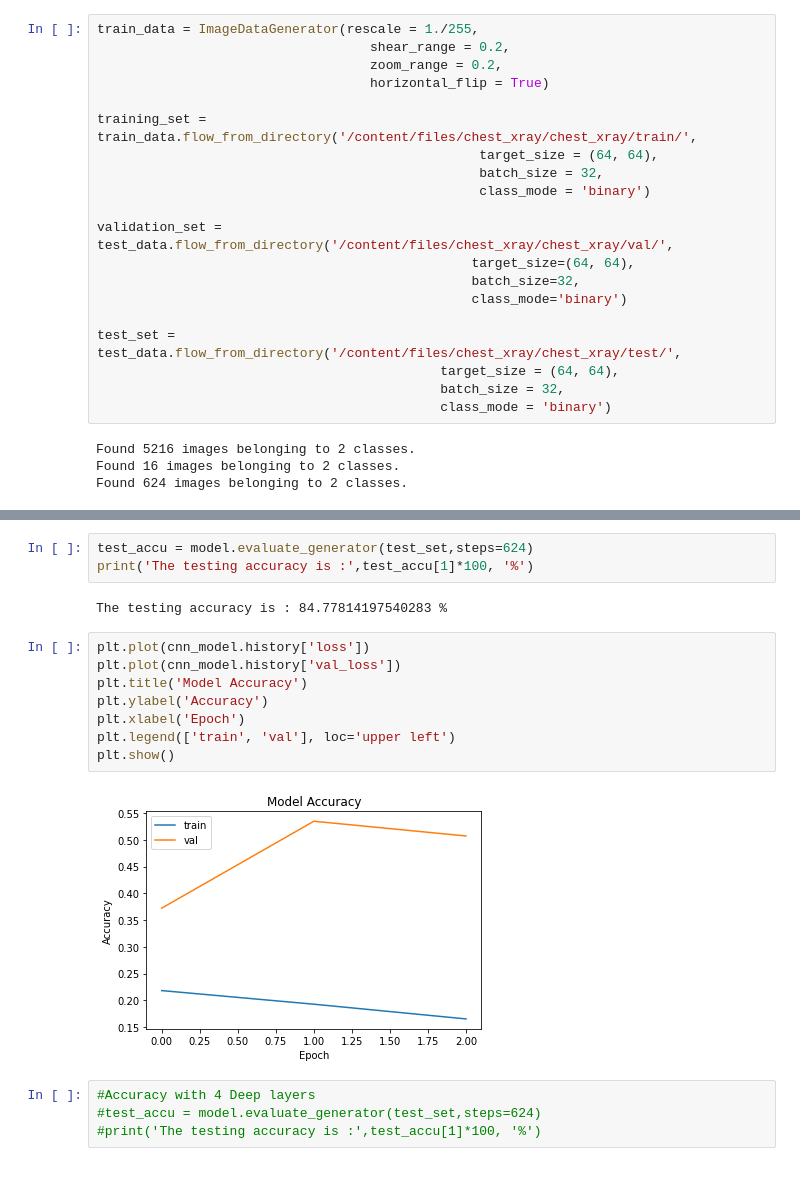
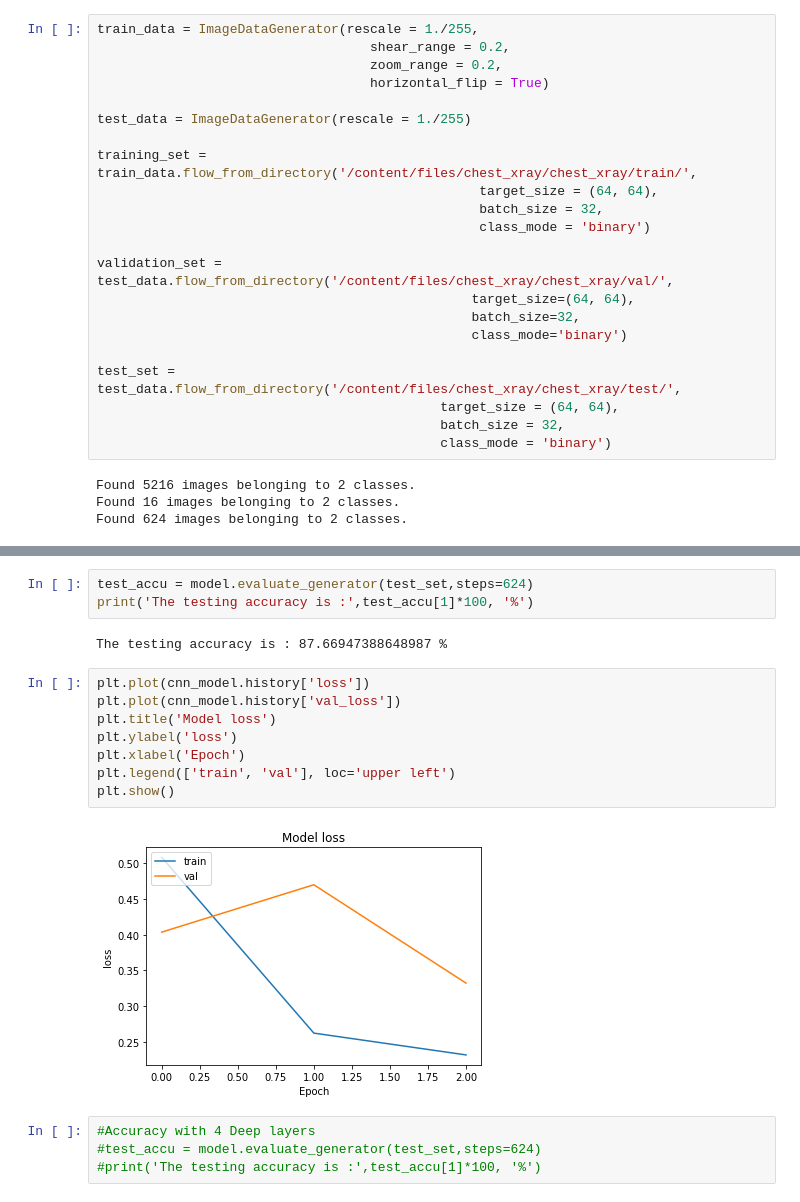
Before and after one commit to AliShujjat/PneumoniaDetectionNeuralNet, a Jupyter notebook: Pneumonia.ipynb, the cells around one changed output, grey strips where cells are left out. Saved outputs shown, nothing was run; the diff lists cells and outputs as text.

Commit message:
corrected graph

```diff
--- a/Pneumonia.ipynb
+++ b/Pneumonia.ipynb
@@ -84,6 +120,8 @@ train_data = ImageDataGenerator(rescale = 1./255,
                                    shear_range = 0.2,
                                    zoom_range = 0.2,
                                    horizontal_flip = True)
+
+test_data = ImageDataGenerator(rescale = 1./255)
 
 training_set = train_data.flow_from_directory('/content/files/chest_xray/chest_xray/train/',
                                                  target_size = (64, 64),
@@ -120,17 +158,17 @@ Epoch 3/3
 test_accu = model.evaluate_generator(test_set,steps=624)
 print('The testing accuracy is :',test_accu[1]*100, '%')
 # %% [output]
-The testing accuracy is : 84.77814197540283 %
+The testing accuracy is : 87.66947388648987 %
 # %%
 plt.plot(cnn_model.history['loss'])
 plt.plot(cnn_model.history['val_loss'])
-plt.title('Model Accuracy')
-plt.ylabel('Accuracy')
+plt.title('Model loss')
+plt.ylabel('loss')
 plt.xlabel('Epoch')
 plt.legend(['train', 'val'], loc='upper left')
 plt.show()
 # %% [output]
-[figure, old version]
+[figure, new version]
 # %%
 #Accuracy with 4 Deep layers
 #test_accu = model.evaluate_generator(test_set,steps=624)
```
Also changed, not shown: parts of 6 cells of this notebook.
